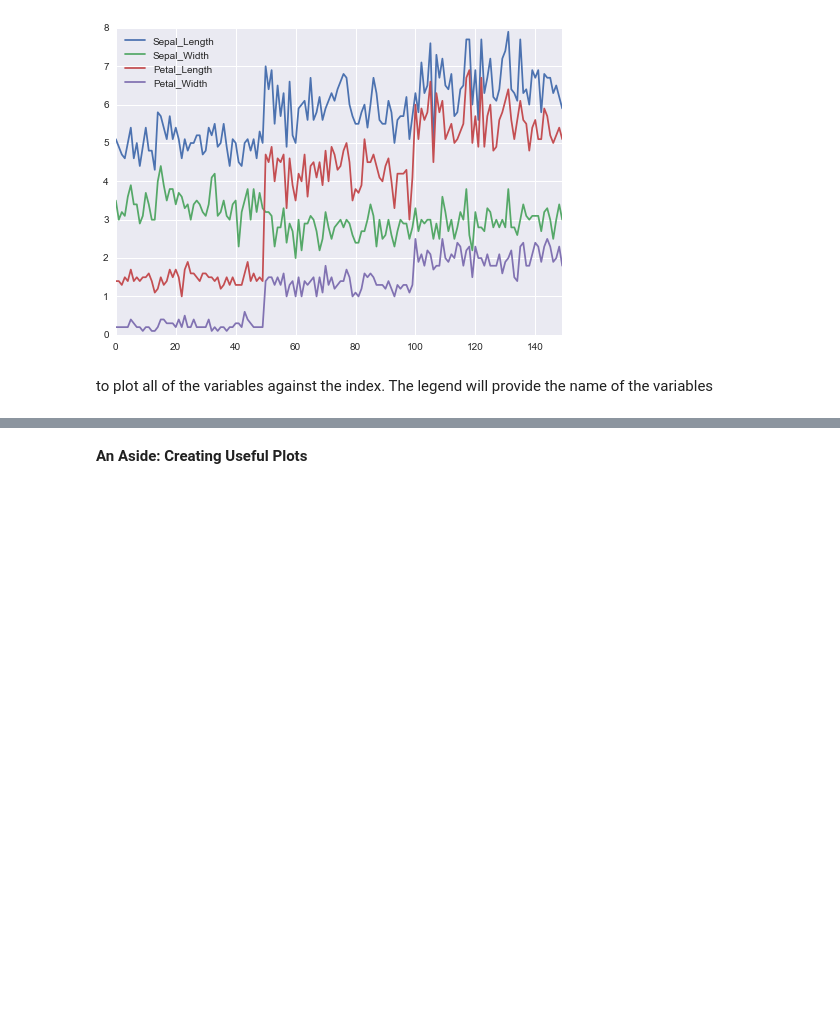
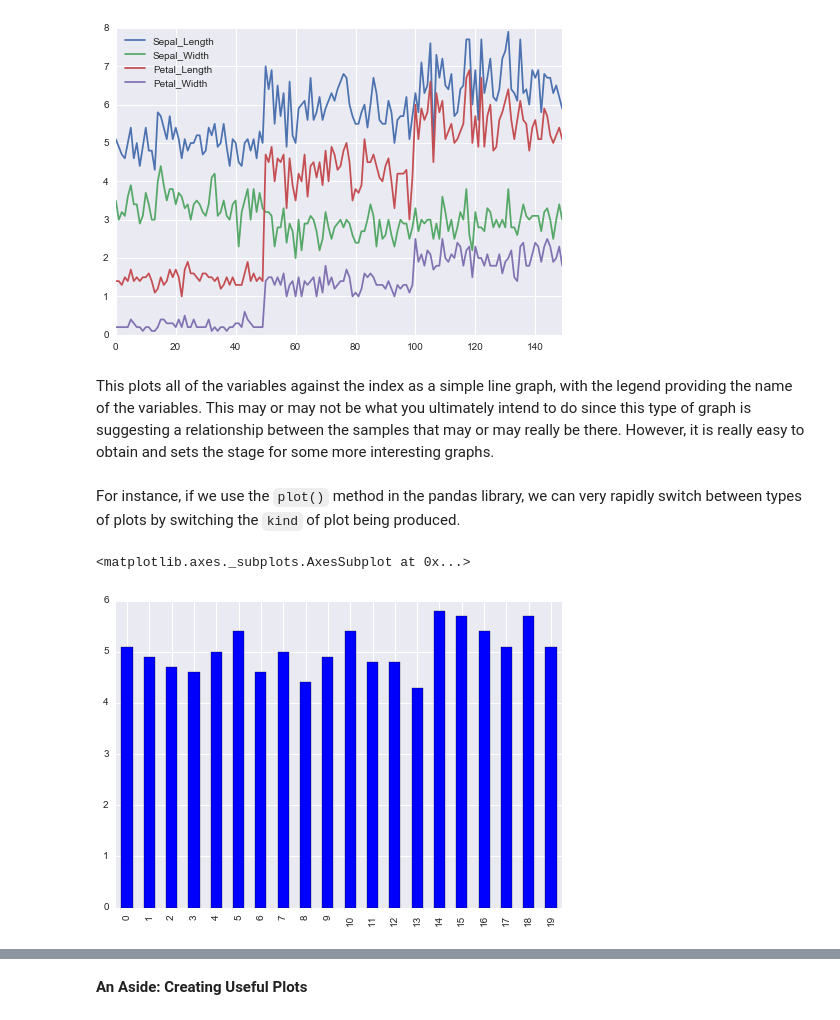
Before and after one commit to johnjfox/Analytic_Enterprise, a Jupyter notebook: notebooks/02c_Exploratory_Analysis.ipynb, the cells around one changed output, grey strips where cells are left out. Drawn from its saved outputs; the diff is of its cells as text; code cells hidden in the pictures; blank space fills up the shorter version.

```diff
--- a/notebooks/02c_Exploratory_Analysis.ipynb
+++ b/notebooks/02c_Exploratory_Analysis.ipynb
@@ -172,5 +219,12 @@ Let's start off with the absolutely simplest possible plot that pandas provides.
 df.plot();
 # %% [output]
 [figure]
-# %% [markdown]
-to plot all of the variables against the index. The legend will provide the name of the variables
+# %% [markdown]
+This plots all of the variables against the index as a simple line graph, with the legend providing the name of the variables. This may or may not be what you ultimately intend to do since this type of graph is suggesting a relationship between the samples that may or may really be there. However, it is really easy to obtain and sets the stage for some more interesting graphs.
+# %% [markdown]
+For instance, if we use the `plot()` method in the pandas library, we can very rapidly switch between types of plots by switching the `kind` of plot being produced.
+# %%
+df.Sepal_Length[:20].plot(kind='bar')
+# %% [output]
+<matplotlib.axes._subplots.AxesSubplot at 0x...>
+[figure, added]
```
Also changed, not shown: parts of 27 cells of this notebook, 3 other files.
